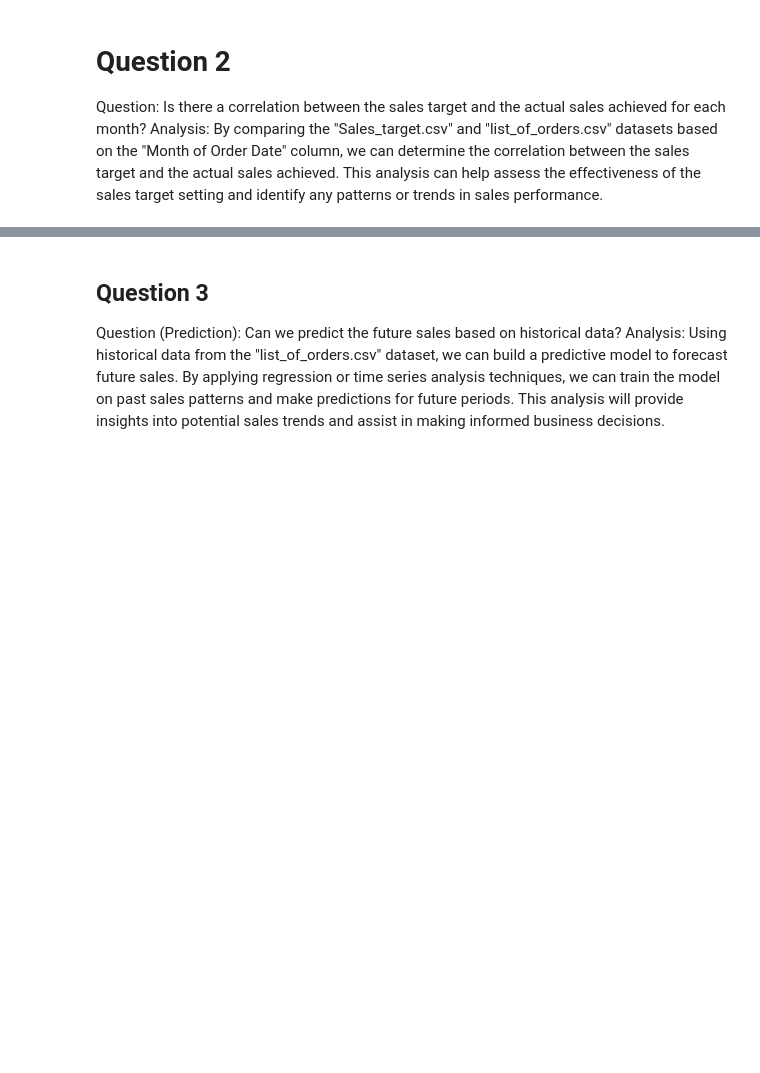
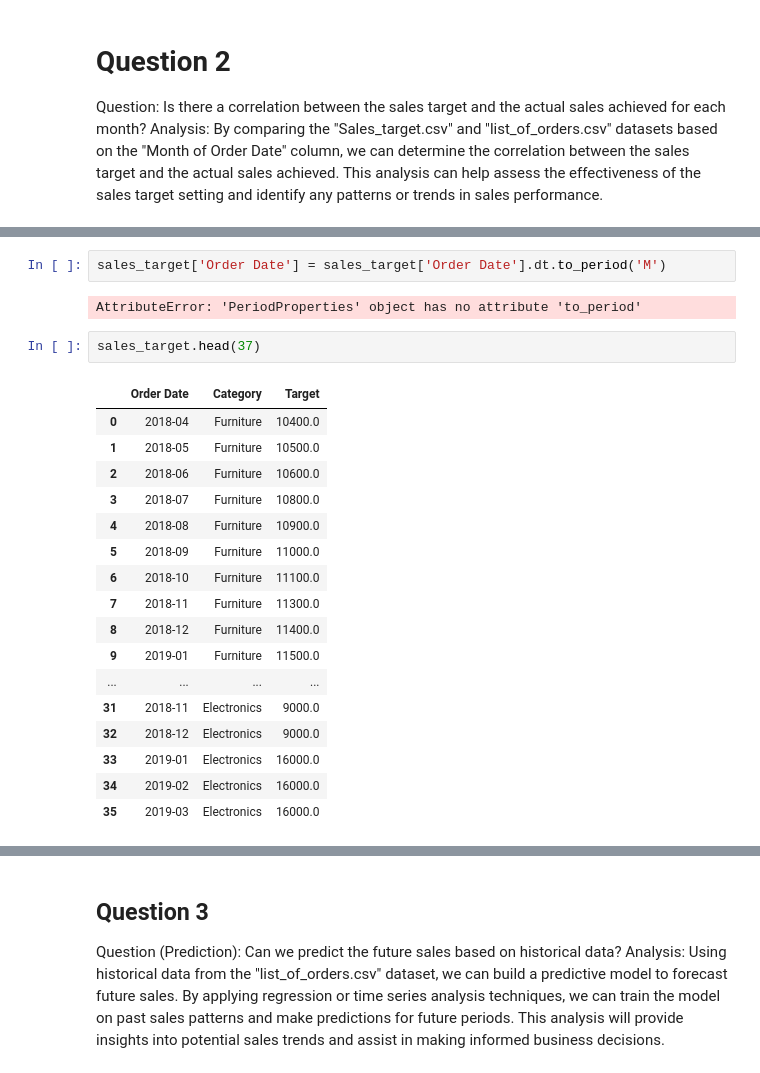
Before and after one commit to Nom115/ecommerce_analysis, a Jupyter notebook: jupiter.ipynb, the cells around one changed output, grey strips where cells are left out. Cells and saved outputs as stored; diff of their text form; blank space fills up the shorter version.

```diff
--- a/jupiter.ipynb
+++ b/jupiter.ipynb
@@ -293,0 +286,24 @@ As can be seen by the Targets to Profits graph, the targets had very little impa
+# %%
+sales_target['Order Date'] = sales_target['Order Date'].dt.to_period('M')
+# %% [output]
+AttributeError: 'PeriodProperties' object has no attribute 'to_period'
+# %%
+sales_target.head(37)
+# %% [output]
+|  | Order Date | Category | Target |
+| 0 | 2018-04 | Furniture | 10400.0 |
+| 1 | 2018-05 | Furniture | 10500.0 |
+| 2 | 2018-06 | Furniture | 10600.0 |
+| 3 | 2018-07 | Furniture | 10800.0 |
+| 4 | 2018-08 | Furniture | 10900.0 |
+| 5 | 2018-09 | Furniture | 11000.0 |
+| 6 | 2018-10 | Furniture | 11100.0 |
+| 7 | 2018-11 | Furniture | 11300.0 |
+| 8 | 2018-12 | Furniture | 11400.0 |
+| 9 | 2019-01 | Furniture | 11500.0 |
+| ... | ... | ... | ... |
+| 31 | 2018-11 | Electronics | 9000.0 |
+| 32 | 2018-12 | Electronics | 9000.0 |
+| 33 | 2019-01 | Electronics | 16000.0 |
+| 34 | 2019-02 | Electronics | 16000.0 |
+| 35 | 2019-03 | Electronics | 16000.0 |
```
Also changed, not shown: parts of 16 cells of this notebook.
